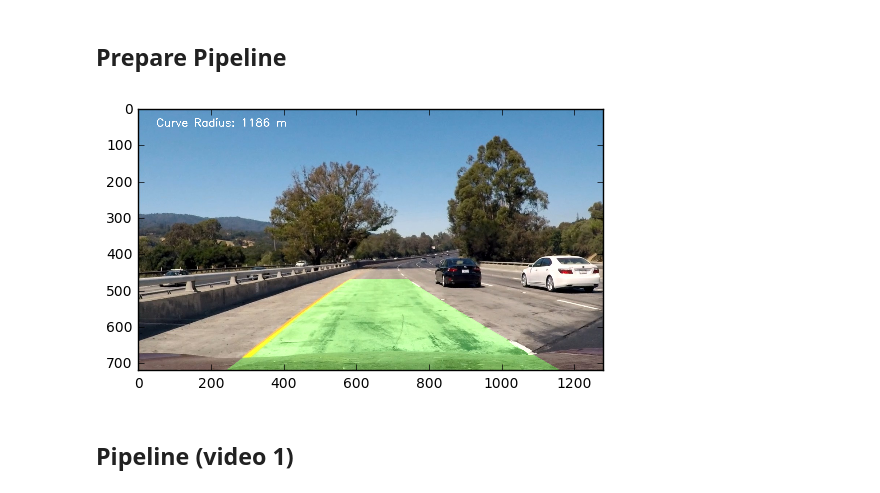
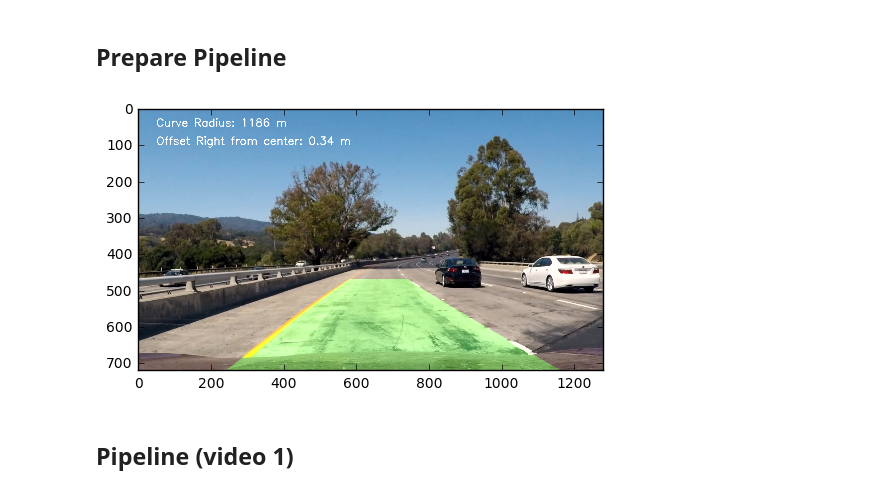
Before and after one commit to Nallo/CarND-P4-Advanced-Lane-Lines, a Jupyter notebook: notebooks/pipeline.ipynb, the cells around one changed output. Cells and saved outputs as stored; diff of their text form; code cells hidden in the pictures.

Commit message:
Add car position offset
Signed-off-by: Stefano Martinallo <stefano@sherlock.bike>

```diff
--- a/notebooks/pipeline.ipynb
+++ b/notebooks/pipeline.ipynb
@@ -300,15 +300,6 @@ def fit_lines(binary_warped):
     out_img[nonzeroy[left_lane_inds], nonzerox[left_lane_inds]] = [255, 0, 0]
     out_img[nonzeroy[right_lane_inds], nonzerox[right_lane_inds]] = [0, 0, 255]
 
-    #out_img[ploty.astype(np.int32), left_fitx.astype(np.int32)] = [255, 255, 0]
-    #out_img[ploty.astype(np.int32), right_fitx.astype(np.int32)] = [255, 255, 0]
-
-    #plt.imshow(out_img)
-    #plt.plot(left_fitx, ploty, color='yellow')
-    #plt.plot(right_fitx, ploty, color='yellow')
-    #plt.xlim(0, 1280)
-    #plt.ylim(720, 0)
-
     # Compute curve radius
     # Define conversions in x and y from pixels space to meters
     ym_per_pix = 30/720 # meters per pixel in y dimension
@@ -326,11 +317,16 @@ def fit_lines(binary_warped):
     left_curverad =  ((1 + (2*left_fit_cr[0] *y_eval*ym_per_pix + left_fit_cr[1])**2) **1.5) / np.absolute(2*left_fit_cr[0])
     right_curverad = ((1 + (2*right_fit_cr[0]*y_eval*ym_per_pix + right_fit_cr[1])**2)**1.5) / np.absolute(2*right_fit_cr[0])
 
+    # Compute car position
+    m_car = binary_warped.shape[1] / 2
+    m_lane = (left_fitx[0] + right_fitx[0]) / 2
+    offset_right_from_center_m = (m_lane-m_car)*xm_per_pix
+
     # Now our radius of curvature is in meters
-    avg_radius_meters = np.mean([left_curverad,right_curverad])
-    return out_img, avg_radius_meters, left_fitx, right_fitx, ploty
+    avg_radius_meters = np.mean([left_curverad, right_curverad])
+    return out_img, avg_radius_meters, offset_right_from_center_m, left_fitx, right_fitx, ploty
 
-img_lines, r_meters, l_fit, r_fit, ploty = fit_lines(warped)
+img_lines, r_meters, right_from_center_m, l_fit, r_fit, ploty = fit_lines(warped)
 display_save_images([warped, img_lines], ['Original', 'Lines - R: {:.0f} m'.format(r_meters)], 'lines')
 # %% [output]
 [figure]
@@ -376,35 +370,37 @@ def process_image(img):
     # image (3 channel) for processing video below
     # Your pipeline here, return the final
     # output (image with lines are drawn on lanes)
     ksize     = 9
     d_thresh  = (0.7, 1.2)
     sx_thresh = (20, 100)
     sc_thresh = (170, 255)
 
     img_undist = pipeline_undistort(img, mtx, dist)
     binary = binary_transform(img_undist,
                               sobel_kernel=ksize,
                               sc_thresh=sc_thresh,
                               sx_thresh=sx_thresh )
     warped, M = birds_eye_view(binary)
-    img_lines, r_meters, l_fit, r_fit, ploty = fit_lines(warped)
+    img_lines, r_meters, right_from_center_m, l_fit, r_fit, ploty = fit_lines(warped)
 
     # Go back to real world space
     Minv = np.linalg.inv(M)
     final_output = to_real_world_space(img, img_lines, Minv, l_fit, r_fit, ploty)
 
     # Annotate image with text
     font = cv2.FONT_HERSHEY_SIMPLEX
     text = "Curve Radius: {:.0f} m".format(r_meters)
     cv2.putText(final_output, text, (50,50), font, 1, (255,255,255), 2)
+    text = "Offset Right from center: {:.2f} m".format(right_from_center_m)
+    cv2.putText(final_output, text, (50,100), font, 1, (255,255,255), 2)
 
     return final_output
 
 r = process_image(img)
 plt.imshow(r)
 plt.show()
 # %% [output]
-[figure, old version]
+[figure, new version]
 # %% [markdown]
 ## Pipeline (video 1)
 # %%
```
Also changed, not shown: parts of 2 cells of this notebook.
